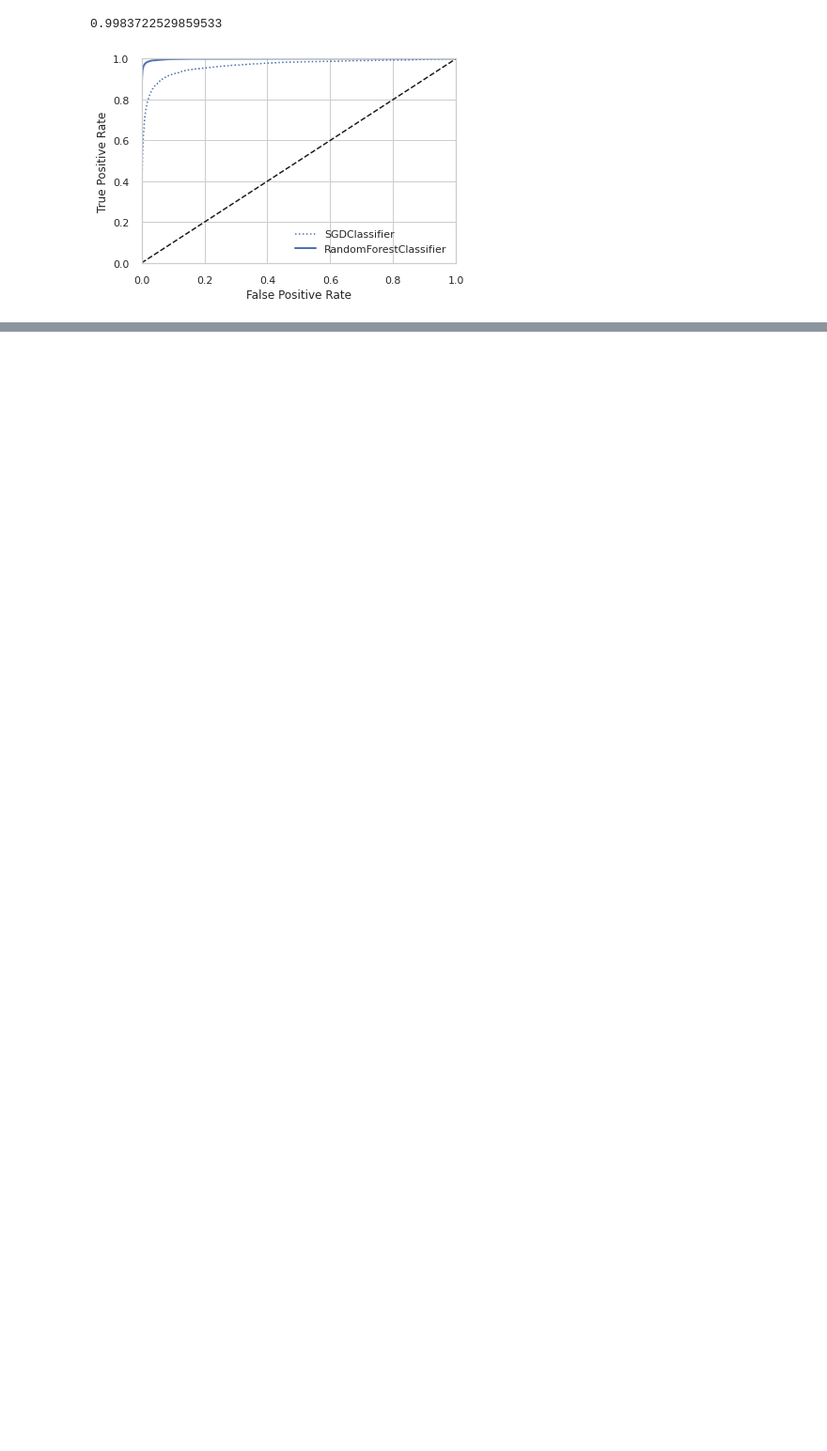
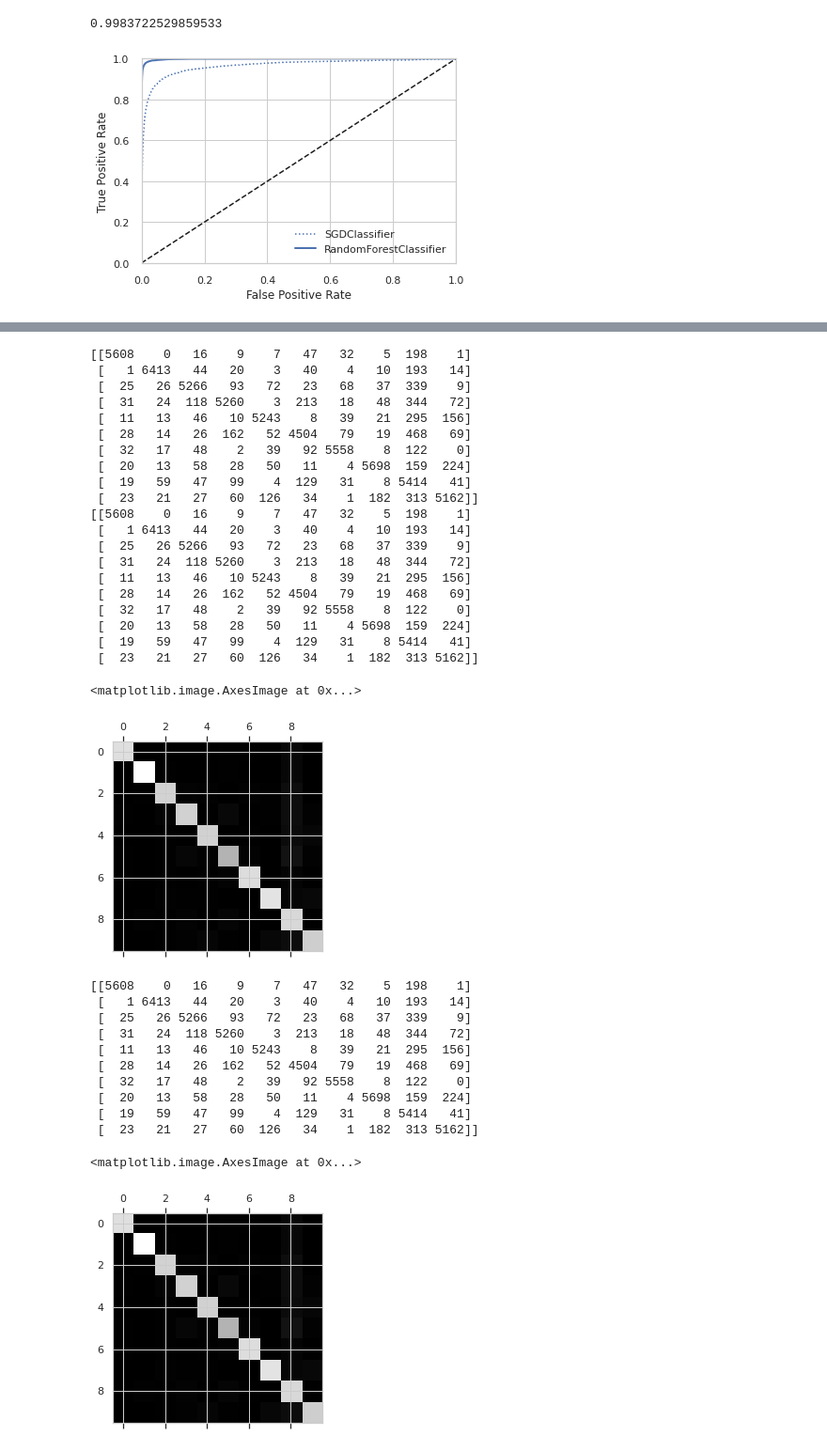
Before and after one commit to c0g1to/data-science-mastering, a Jupyter notebook: scikit/classifier.ipynb, the cells around one changed output, grey strips where cells are left out. Shown at 94% size. Drawn from its saved outputs; the diff is of its cells as text; code cells hidden in the pictures; blank space fills up the shorter version.

```diff
--- a/scikit/classifier.ipynb
+++ b/scikit/classifier.ipynb
@@ -182,0 +183,5 @@ print(roc_auc_score(y_train_5, y_scores_forest))
+# %%
+sgd_clf.fit(X_train, y_train)
+print(sgd_clf.predict([some_digit]))
+print(sgd_clf.decision_function([some_digit]))
+print(sgd_clf.classes_)
@@ -182,0 +194,4 @@ print(roc_auc_score(y_train_5, y_scores_forest))
+# %%
+ovo_clf = OneVsOneClassifier(SGDClassifier(random_state=228))
+ovo_clf.fit(X_train, y_train)
+ovo_clf.predict([some_digit])
@@ -182,0 +200,4 @@ print(roc_auc_score(y_train_5, y_scores_forest))
+# %%
+forest_clf.fit(X_train, y_train)
+print(forest_clf.predict([some_digit]))
+print(forest_clf.predict_proba([some_digit]))
@@ -182,0 +207,5 @@ print(roc_auc_score(y_train_5, y_scores_forest))
+# %%
+print(cross_val_score(sgd_clf, X_train, y_train, cv=3, scoring='accuracy'))
+scaler = StandardScaler()
+X_train_scaled = scaler.fit_transform(X_train.astype(np.float64))
+print(cross_val_score(sgd_clf, X_train_scaled, y_train, cv=3, scoring='accuracy'))
@@ -182,0 +217,40 @@ print(roc_auc_score(y_train_5, y_scores_forest))
+# %%
+y_train_pred = cross_val_predict(sgd_clf, X_train_scaled, y_train, cv=3)
+conf_m = confusion_matrix(y_train, y_train_pred)
+print(conf_m)
+plt.matshow(conf_m, cmap=plt.cm.gray)
+# %% [output]
+[[5608    0   16    9    7   47   32    5  198    1]
+ [   1 6413   44   20    3   40    4   10  193   14]
+ [  25   26 5266   93   72   23   68   37  339    9]
+ [  31   24  118 5260    3  213   18   48  344   72]
+ [  11   13   46   10 5243    8   39   21  295  156]
+ [  28   14   26  162   52 4504   79   19  468   69]
+ [  32   17   48    2   39   92 5558    8  122    0]
+ [  20   13   58   28   50   11    4 5698  159  224]
+ [  19   59   47   99    4  129   31    8 5414   41]
+ [  23   21   27   60  126   34    1  182  313 5162]]
+[[5608    0   16    9    7   47   32    5  198    1]
+ [   1 6413   44   20    3   40    4   10  193   14]
+ [  25   26 5266   93   72   23   68   37  339    9]
+ [  31   24  118 5260    3  213   18   48  344   72]
+ [  11   13   46   10 5243    8   39   21  295  156]
+ [  28   14   26  162   52 4504   79   19  468   69]
+ [  32   17   48    2   39   92 5558    8  122    0]
+ [  20   13   58   28   50   11    4 5698  159  224]
+ [  19   59   47   99    4  129   31    8 5414   41]
+ [  23   21   27   60  126   34    1  182  313 5162]]
+<matplotlib.image.AxesImage at 0x...>
+[figure, added]
+[[5608    0   16    9    7   47   32    5  198    1]
+ [   1 6413   44   20    3   40    4   10  193   14]
+ [  25   26 5266   93   72   23   68   37  339    9]
+ [  31   24  118 5260    3  213   18   48  344   72]
+ [  11   13   46   10 5243    8   39   21  295  156]
+ [  28   14   26  162   52 4504   79   19  468   69]
+ [  32   17   48    2   39   92 5558    8  122    0]
+ [  20   13   58   28   50   11    4 5698  159  224]
+ [  19   59   47   99    4  129   31    8 5414   41]
+ [  23   21   27   60  126   34    1  182  313 5162]]
+<matplotlib.image.AxesImage at 0x...>
+[figure, added]
```
Also changed, not shown: parts of 12 cells of this notebook, 1 other file.
